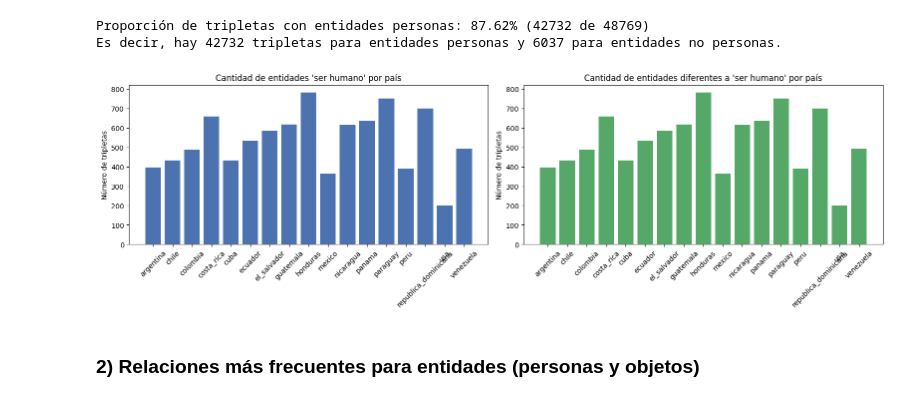
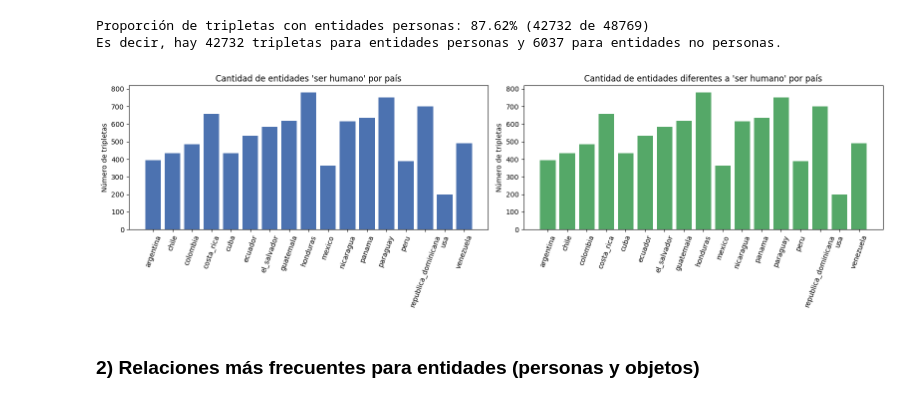
Before and after one commit to JuanHernandez-uc/Proyecto-IA-Gen, a Jupyter notebook: Analisis de datos/analisis_QA.ipynb, the cells around one changed output. Saved outputs shown, nothing was run; the diff lists cells and outputs as text; code cells hidden in the pictures.

```diff
--- a/Analisis de datos/analisis_QA.ipynb
+++ b/Analisis de datos/analisis_QA.ipynb
@@ -17,7 +17,7 @@ import networkx as nx
 # %%
 QA_dir = '../QA'
 entity_dir = '../Datasets'
-QA_df = pd.read_csv(os.path.join(QA_dir, "golden_QA_dataset.csv"))
+QA_df = pd.read_csv(os.path.join(QA_dir, "QA_final.csv"))
 
 # Cargamos los tipos de entidad
 folder_entity_types = os.path.join(entity_dir, "entity_types_clean")
@@ -88,23 +58,23 @@ Es decir, hay 42732 tripletas para entidades personas y 6037 para entidades no p
 # %%
 fig, axes = plt.subplots(1, 2, figsize=(16, 5))
 axes[0].bar(conteo_humanos_por_pais['obtenido_de'],
             conteo_humanos_por_pais['entidad'],
             color="#4C72B0")
 axes[0].set_title("Cantidad de entidades 'ser humano' por país")
 axes[0].set_ylabel("Número de tripletas")
-axes[0].tick_params(axis='x', rotation=45)
+axes[0].tick_params(axis='x', rotation=70)
 
 axes[1].bar(conteo_no_humanos_por_pais['obtenido_de'],
             conteo_no_humanos_por_pais['entidad'],
             color="#55A868")
 axes[1].set_title("Cantidad de entidades diferentes a 'ser humano' por país")
 axes[1].set_ylabel("Número de tripletas")
-axes[1].tick_params(axis='x', rotation=45)
+axes[1].tick_params(axis='x', rotation=70)
 
 plt.tight_layout()
 plt.show()
 # %% [output]
-[figure, old version]
+[figure, new version]
 # %% [markdown]
 ### 2) Relaciones más frecuentes para entidades (personas y objetos)
 # %%
```
Also changed, not shown: parts of 11 cells of this notebook.
